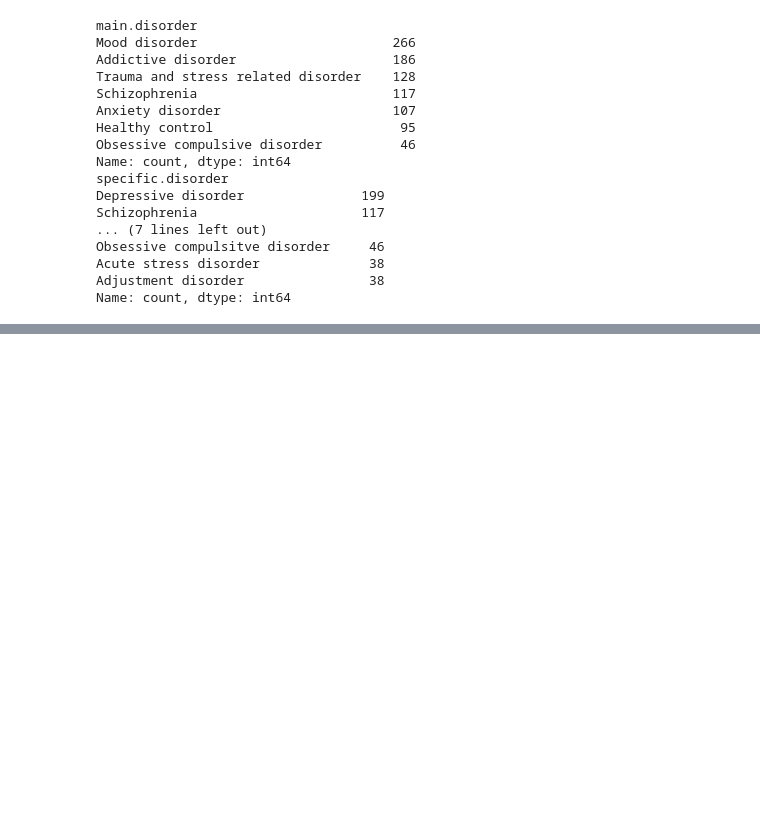
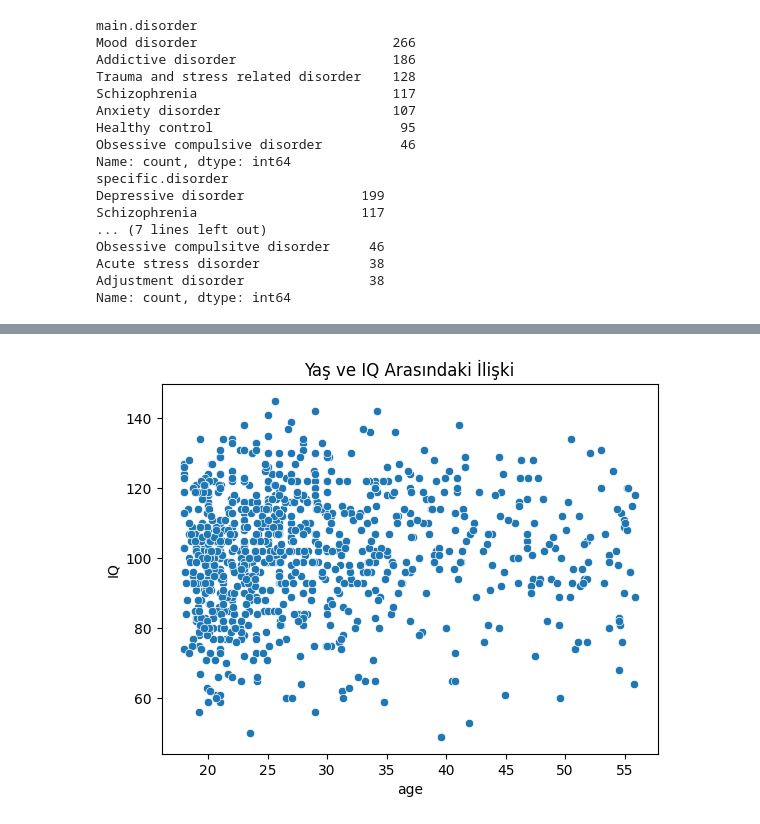
Before and after one commit to snmkrhn/EEG-Sinyalleri-ile-Psikiyatrik-Bozukluklar-n-Tespiti, a Jupyter notebook: EEG_Sinyalleri_ile_Psikiyatrik_Bozuklukların.ipynb, the cells around one changed output, grey strips where cells are left out. Saved outputs shown, nothing was run; the diff lists cells and outputs as text; code cells hidden in the pictures; blank space fills up the shorter version.

```diff
--- a/EEG_Sinyalleri_ile_Psikiyatrik_Bozuklukların.ipynb
+++ b/EEG_Sinyalleri_ile_Psikiyatrik_Bozuklukların.ipynb
@@ -547,3 +577,11 @@ Name: count, dtype: int64
+# %%
+import seaborn as sns
+import matplotlib.pyplot as plt
+sns.scatterplot(x='age', y='IQ', data=df)
+plt.title("Yaş ve IQ Arasındaki İlişki")
+plt.show()
+# %% [output]
+[figure, added]
 # %%
 import seaborn as sns
 import matplotlib.pyplot as plt
```
Also changed, not shown: parts of 25 cells of this notebook.
